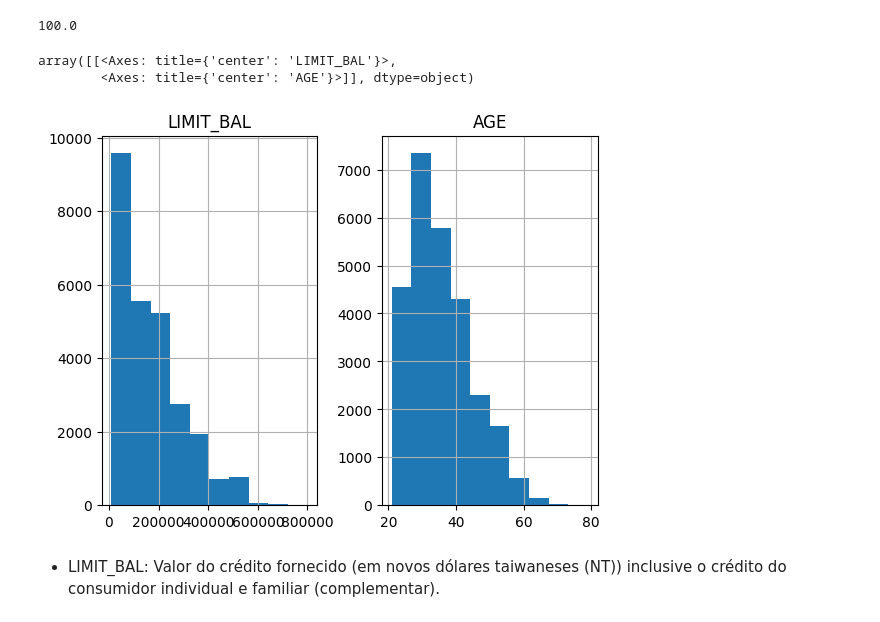
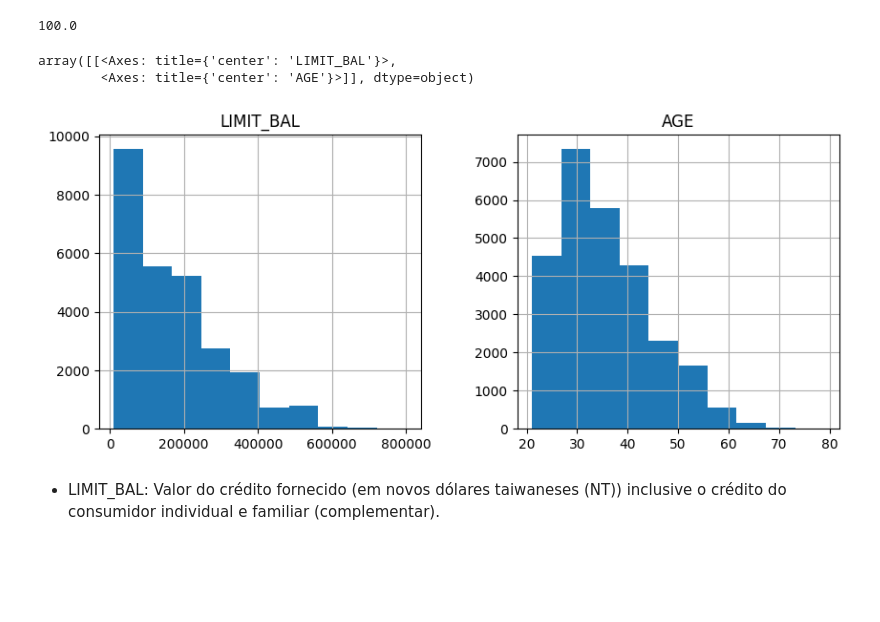
Before and after one commit to Mustasheep/Clientes-Inadimplentes, a Jupyter notebook: defaulting_client.ipynb, the cells around one changed output. Drawn from its saved outputs; the diff is of its cells as text; code cells hidden in the pictures; blank space fills up the shorter version.

```diff
--- a/defaulting_client.ipynb
+++ b/defaulting_client.ipynb
@@ -266,11 +268,11 @@ mpl.rcParams['figure.dpi'] #figuras em alta resolução
 # %% [output]
 100.0
 # %%
-df_clean_2[['LIMIT_BAL', 'AGE']].hist()
+df_clean_2[['LIMIT_BAL', 'AGE']].hist(figsize=(10, 4))
 # %% [output]
 array([[<Axes: title={'center': 'LIMIT_BAL'}>,
         <Axes: title={'center': 'AGE'}>]], dtype=object)
-[figure, old version]
+[figure, new version]
 # %% [markdown]
 * LIMIT_BAL: Valor do crédito fornecido (em novos dólares taiwaneses (NT)) inclusive o crédito do consumidor individual e familiar (complementar).
 # %%
```
Also changed, not shown: parts of 6 cells of this notebook.
